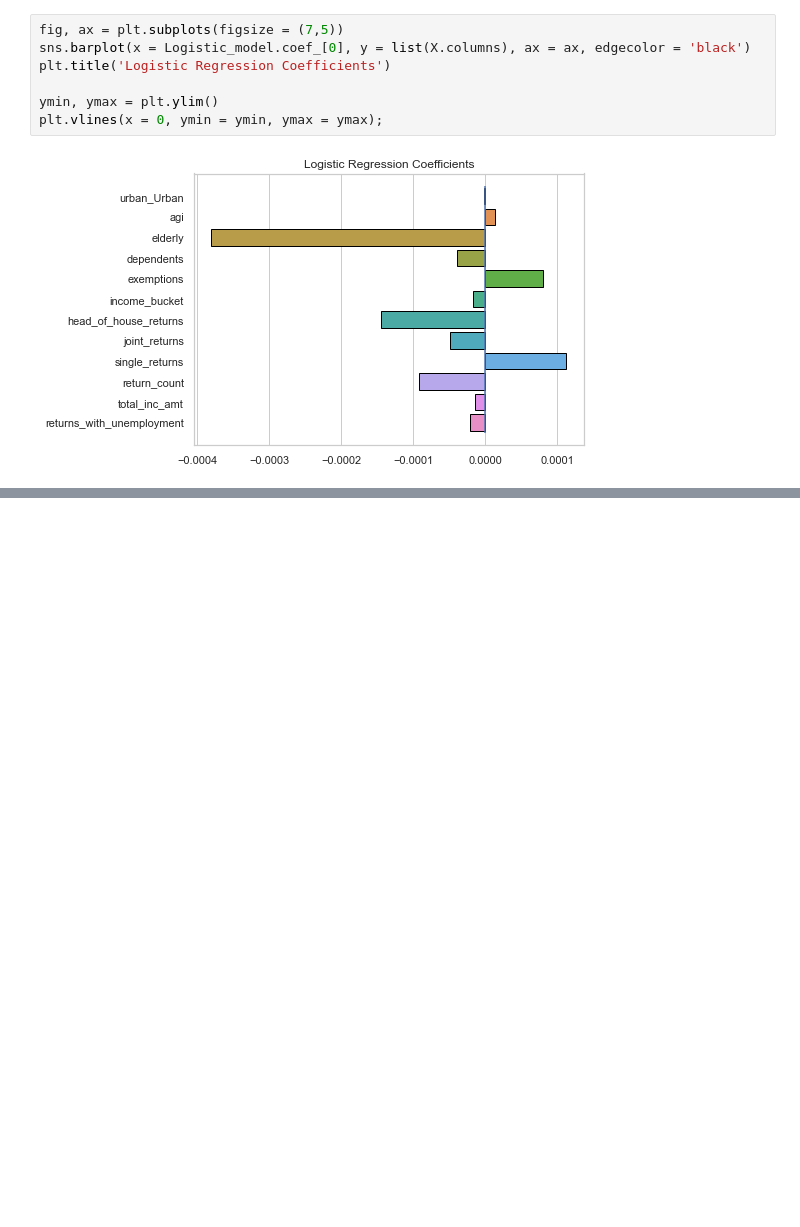
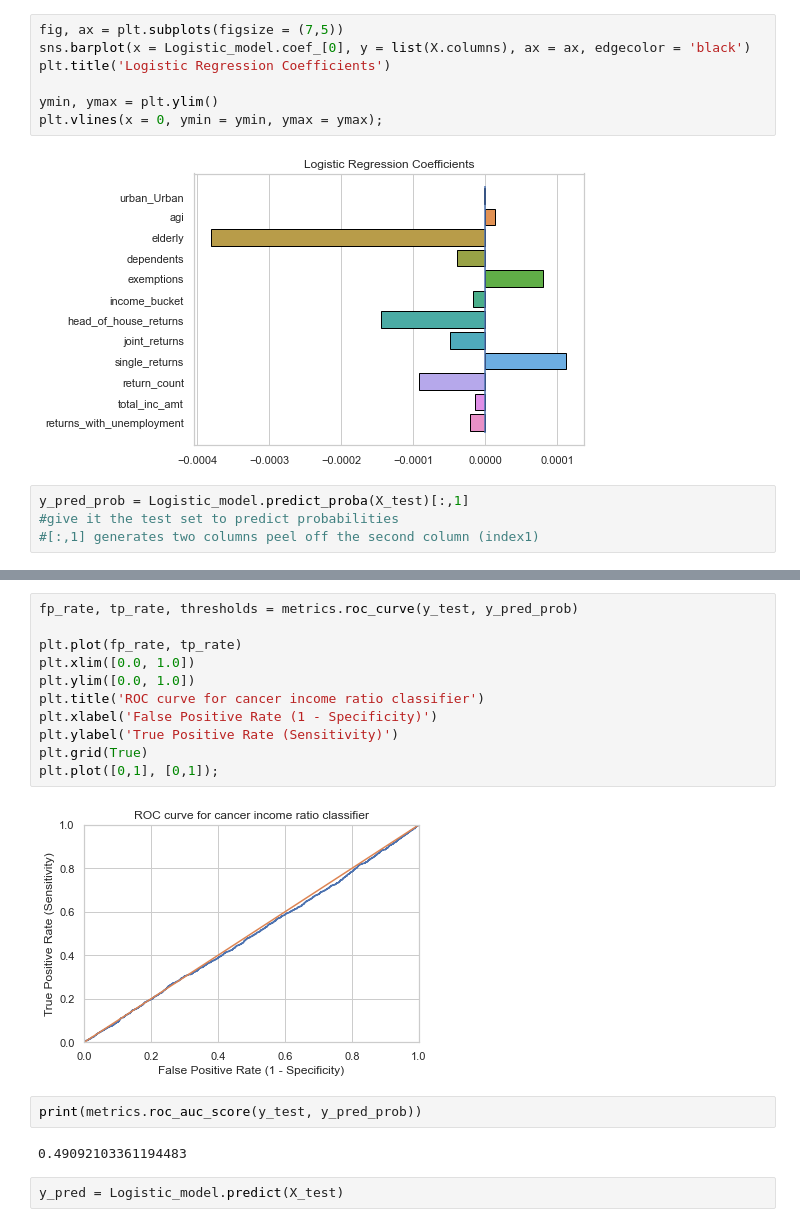
Before and after one commit to TataKavlash/data-science-essentials-3, a Jupyter notebook: notebooks/Assignment_Tata.ipynb, the cells around one changed output, grey strips where cells are left out. Drawn from its saved outputs; the diff is of its cells as text; blank space fills up the shorter version.

```diff
--- a/notebooks/Assignment_Tata.ipynb
+++ b/notebooks/Assignment_Tata.ipynb
@@ -1012,3 +1010,7 @@ ymin, ymax = plt.ylim()
 plt.vlines(x = 0, ymin = ymin, ymax = ymax);
 # %% [output]
 [figure]
+# %%
+y_pred_prob = Logistic_model.predict_proba(X_test)[:,1]
+#give it the test set to predict probabilities
+#[:,1] generates two columns peel off the second column (index1)
@@ -1014,0 +1063,19 @@ plt.vlines(x = 0, ymin = ymin, ymax = ymax);
+# %%
+fp_rate, tp_rate, thresholds = metrics.roc_curve(y_test, y_pred_prob)
+
+plt.plot(fp_rate, tp_rate)
+plt.xlim([0.0, 1.0])
+plt.ylim([0.0, 1.0])
+plt.title('ROC curve for cancer income ratio classifier')
+plt.xlabel('False Positive Rate (1 - Specificity)')
+plt.ylabel('True Positive Rate (Sensitivity)')
+plt.grid(True)
+plt.plot([0,1], [0,1]);
+# %% [output]
+[figure, added]
+# %%
+print(metrics.roc_auc_score(y_test, y_pred_prob))
+# %% [output]
+0.49092103361194483
+# %%
+y_pred = Logistic_model.predict(X_test)
```
Also changed, not shown: parts of 7 cells of this notebook.
